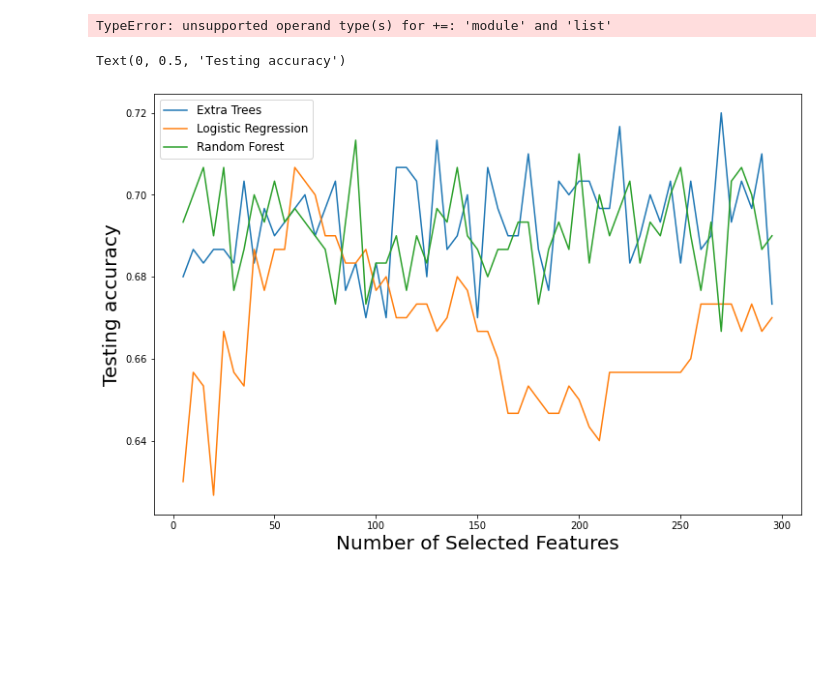
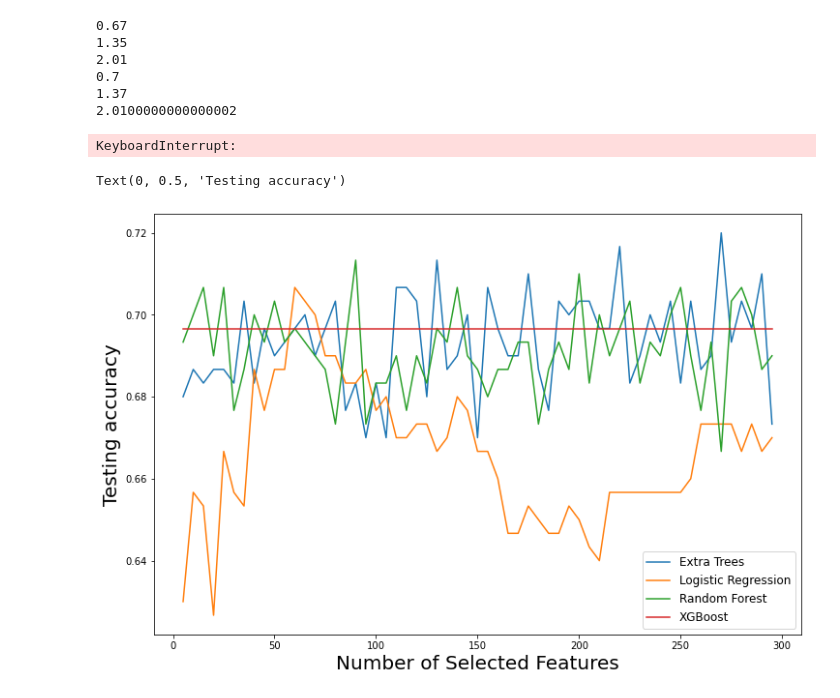
Before and after one commit to giorgospetkakis/more-fake-news-pls, a Jupyter notebook: src/modelling-pipeling.ipynb, the cells around one changed output. Cells and saved outputs as stored; diff of their text form; code cells hidden in the pictures; blank space fills up the shorter version.

```diff
--- a/src/modelling-pipeling.ipynb
+++ b/src/modelling-pipeling.ipynb
@@ -73,27 +73,36 @@ datasets = [read_data(f"K{k+1}/") for k in range(3)]
 # %%
 xgboost = []
 for k in range(5, 300, 5):
-    n_features=50
+    n_features=k
     mean = 0
     for i in range(3):
         xtrain, ytrain, xtest, ytest = datasets[i]
-        c = xgb.XGBClassifier()
+        c = xgb.XGBClassifier(objective="binary:logistic", random_state=42)
         selected = np.where(feature_elim(c, xtrain, ytrain) == 1)
         mean += classify(c, xtrain[:, list(selected[0])], ytrain, xtest, ytest)
-    if i % 50 == 0:
+
+    if k % 50 == 0:
         print(f"{i} iterations completed.")
+    print(mean / 3)
     xgboost += [mean / 3]
 # %% [output]
-TypeError: unsupported operand type(s) for +=: 'module' and 'list'
+0.67
+1.35
+2.01
+0.7
+1.37
+2.0100000000000002
+KeyboardInterrupt:
 # %%
 plt.figure(figsize=(12, 8))
 plt.plot(range(5, 300, 5), extra, label="Extra Trees")
 plt.plot(range(5, 300, 5), logs, label="Logistic Regression")
 plt.plot(range(5, 300, 5), randomf, label="Random Forest")
+plt.plot(range(5, 300, 5), xgboost, label="XGBoost")
 
 plt.legend(fontsize=12)
 plt.xlabel("Number of Selected Features", fontsize=20)
 plt.ylabel("Testing accuracy", fontsize=20)
 # %% [output]
 Text(0, 0.5, 'Testing accuracy')
-[figure, old version]
+[figure, new version]
```
